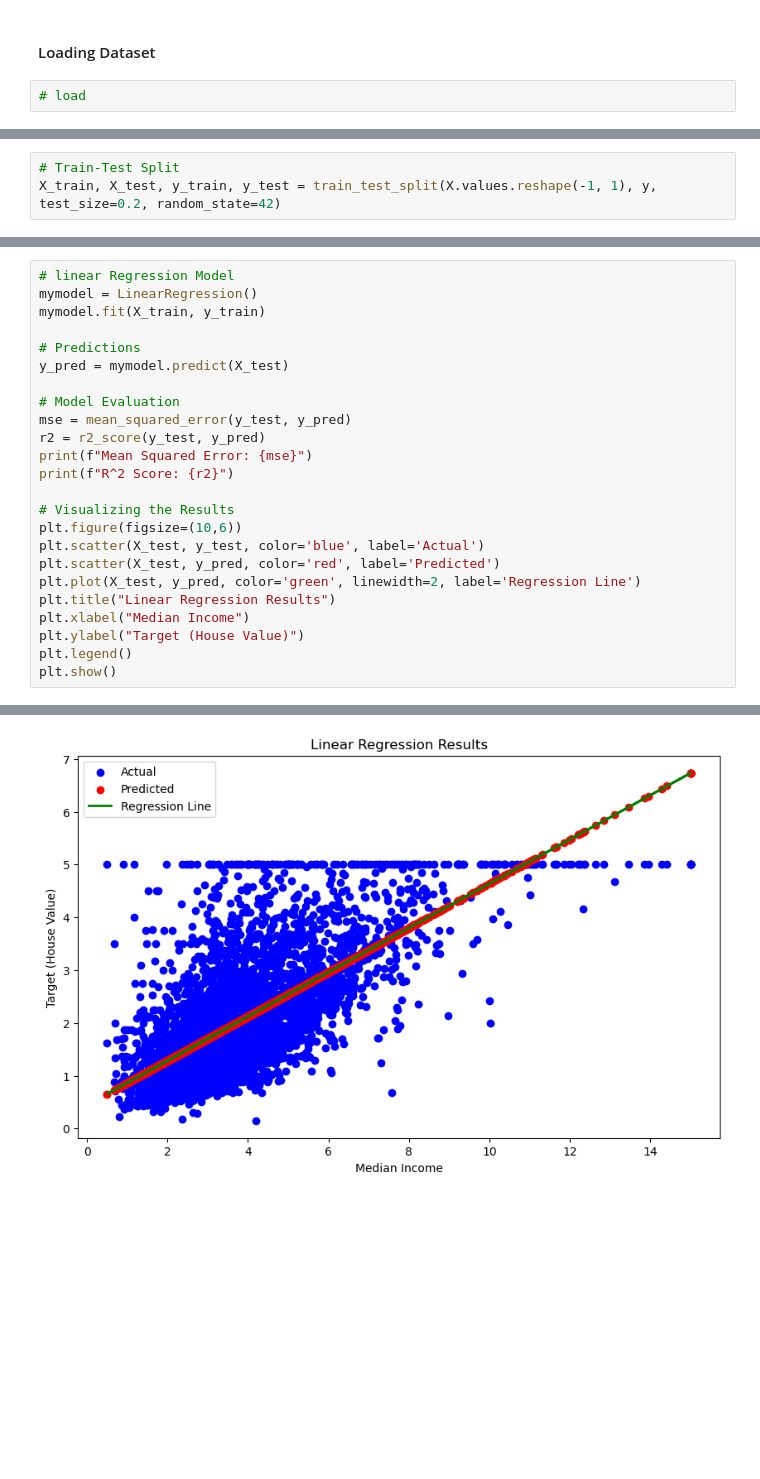
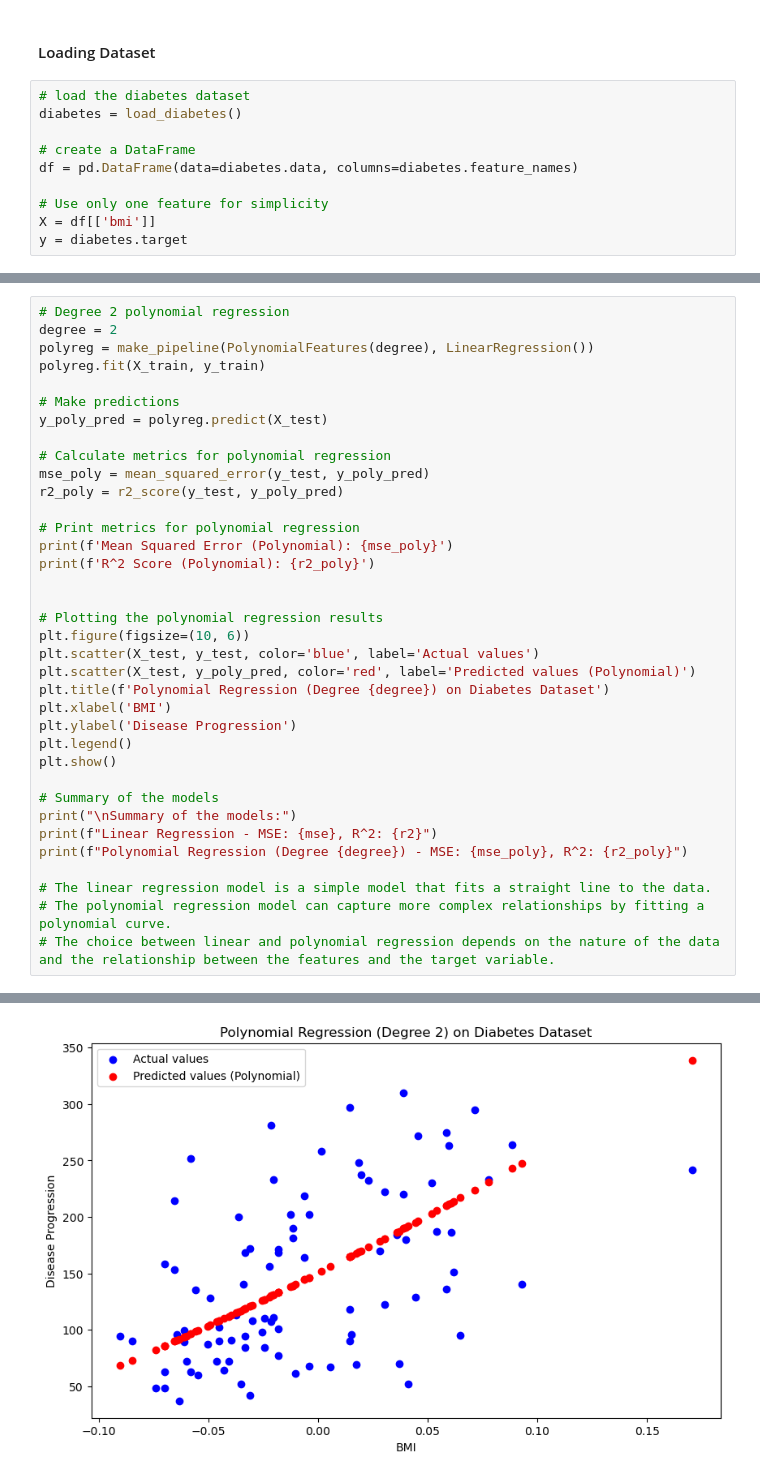
Before and after one commit to uzakariyya/Cohort-3.0-Machine-Learning-Assignments, a Jupyter notebook: Linear Regression/Linear.ipynb, the cells around one changed output, grey strips where cells are left out. Drawn from its saved outputs; the diff is of its cells as text; blank space fills up the shorter version.

```diff
--- a/Linear Regression/Linear.ipynb
+++ b/Linear Regression/Linear.ipynb
@@ -29,4 +29,12 @@ from sklearn.model_selection import train_test_split
 # %% [markdown]
 #### Loading Dataset
 # %%
-# load
+# load the diabetes dataset
+diabetes = load_diabetes()
+
+# create a DataFrame
+df = pd.DataFrame(data=diabetes.data, columns=diabetes.feature_names)
+
+# Use only one feature for simplicity
+X = df[['bmi']]
+y = diabetes.target
@@ -56,4 +75 @@ y = df['Target']
-# %%
-# Train-Test Split
-X_train, X_test, y_train, y_test = train_test_split(X.values.reshape(-1, 1), y, test_size=0.2, random_state=42)
 # %% [markdown]
@@ -61,25 +77,37 @@ X_train, X_test, y_train, y_test = train_test_split(X.values.reshape(-1, 1), y,
 # %%
-# linear Regression Model
-mymodel = LinearRegression()
-mymodel.fit(X_train, y_train)
+# Degree 2 polynomial regression
+degree = 2
+polyreg = make_pipeline(PolynomialFeatures(degree), LinearRegression())
+polyreg.fit(X_train, y_train)
 
-# Predictions
-y_pred = mymodel.predict(X_test)
+# Make predictions
+y_poly_pred = polyreg.predict(X_test)
 
-# Model Evaluation
-mse = mean_squared_error(y_test, y_pred)
-r2 = r2_score(y_test, y_pred)
-print(f"Mean Squared Error: {mse}")
-print(f"R^2 Score: {r2}")
+# Calculate metrics for polynomial regression
+mse_poly = mean_squared_error(y_test, y_poly_pred)
+r2_poly = r2_score(y_test, y_poly_pred)
 
-# Visualizing the Results
-plt.figure(figsize=(10,6))
-plt.scatter(X_test, y_test, color='blue', label='Actual')
-plt.scatter(X_test, y_pred, color='red', label='Predicted')
-plt.plot(X_test, y_pred, color='green', linewidth=2, label='Regression Line')
-plt.title("Linear Regression Results")
-plt.xlabel("Median Income")
-plt.ylabel("Target (House Value)")
+# Print metrics for polynomial regression
+print(f'Mean Squared Error (Polynomial): {mse_poly}')
+print(f'R^2 Score (Polynomial): {r2_poly}')
+
+
+# Plotting the polynomial regression results
+plt.figure(figsize=(10, 6))
+plt.scatter(X_test, y_test, color='blue', label='Actual values')
+plt.scatter(X_test, y_poly_pred, color='red', label='Predicted values (Polynomial)')
+plt.title(f'Polynomial Regression (Degree {degree}) on Diabetes Dataset')
+plt.xlabel('BMI')
+plt.ylabel('Disease Progression')
 plt.legend()
 plt.show()
+
+# Summary of the models
+print("\nSummary of the models:")
+print(f"Linear Regression - MSE: {mse}, R^2: {r2}")
+print(f"Polynomial Regression (Degree {degree}) - MSE: {mse_poly}, R^2: {r2_poly}")
+
+# The linear regression model is a simple model that fits a straight line to the data.
+# The polynomial regression model can capture more complex relationships by fitting a polynomial curve.
+# The choice between linear and polynomial regression depends on the nature of the data and the relationship between the features and the target variable.
 # %% [output]
@@ -88 +116 @@ R^2 Score: 0.45885918903846656
-[figure, old version]
+[figure, new version]
```
Also changed, not shown: parts of 22 cells of this notebook.
